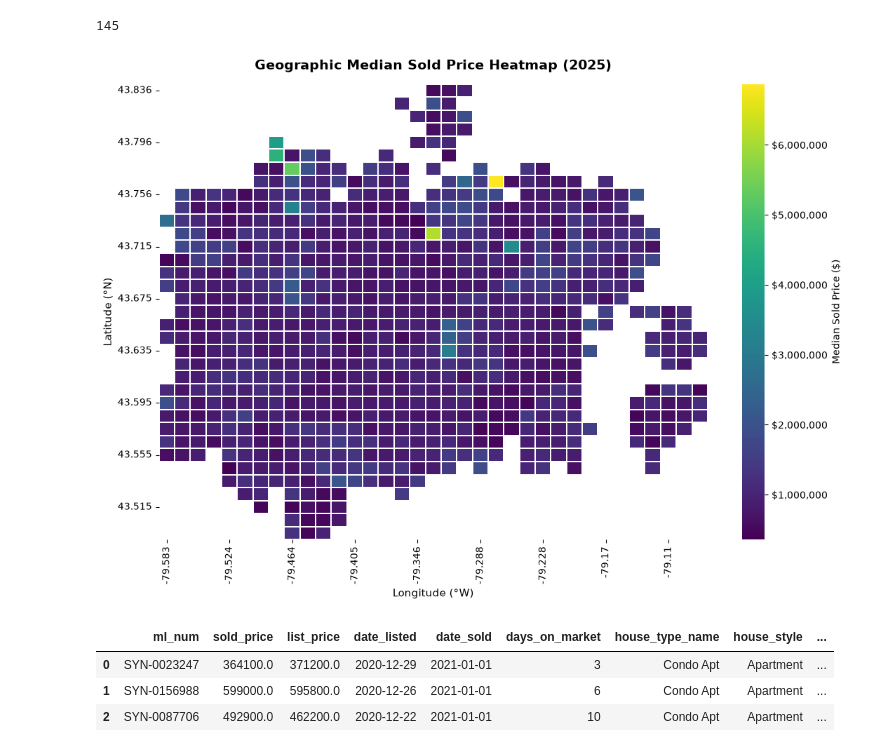
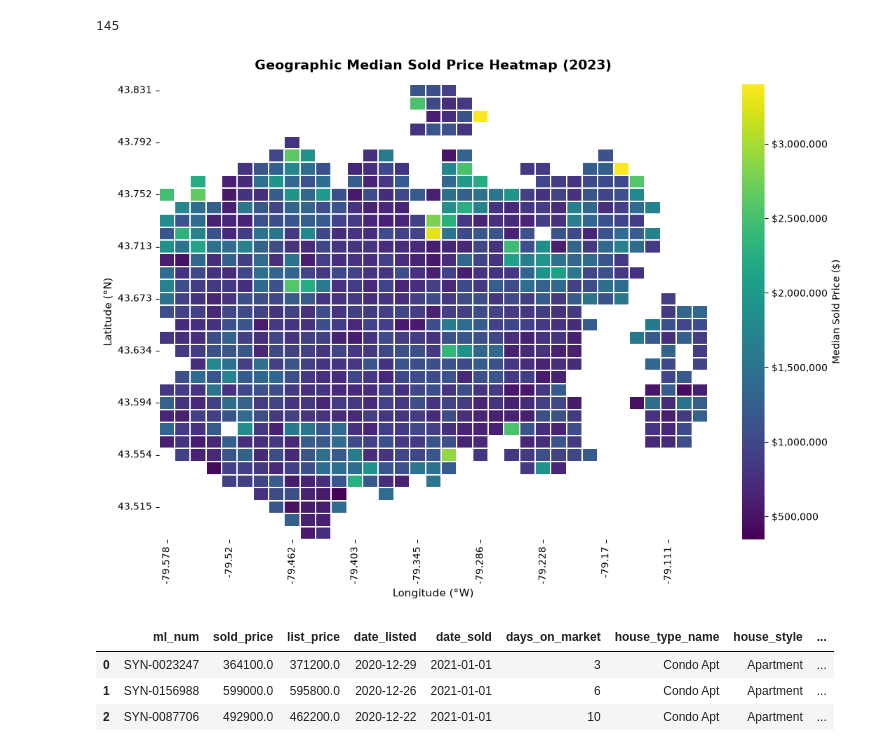
Before and after one commit to DanielTan245/SSU-Data-Dash, a Jupyter notebook: notebooks/Daniel.ipynb, the cells around one changed output. Saved outputs shown, nothing was run; the diff lists cells and outputs as text; code cells hidden in the pictures.

```diff
--- a/notebooks/Daniel.ipynb
+++ b/notebooks/Daniel.ipynb
@@ -340,9 +340,9 @@ def plot_price_heatmap(
     plt.show()
 # %%
 # plot_price_heatmap(df, year=2022, month = 5)
-plot_price_heatmap(df, year=2025)
+plot_price_heatmap(df, year=2023)
 # %% [output]
-[figure, old version]
+[figure, new version]
 # %%
 def get_median(text):
     if "-" in text:
```
Also changed, not shown: parts of 4 cells of this notebook, 8 other files.
